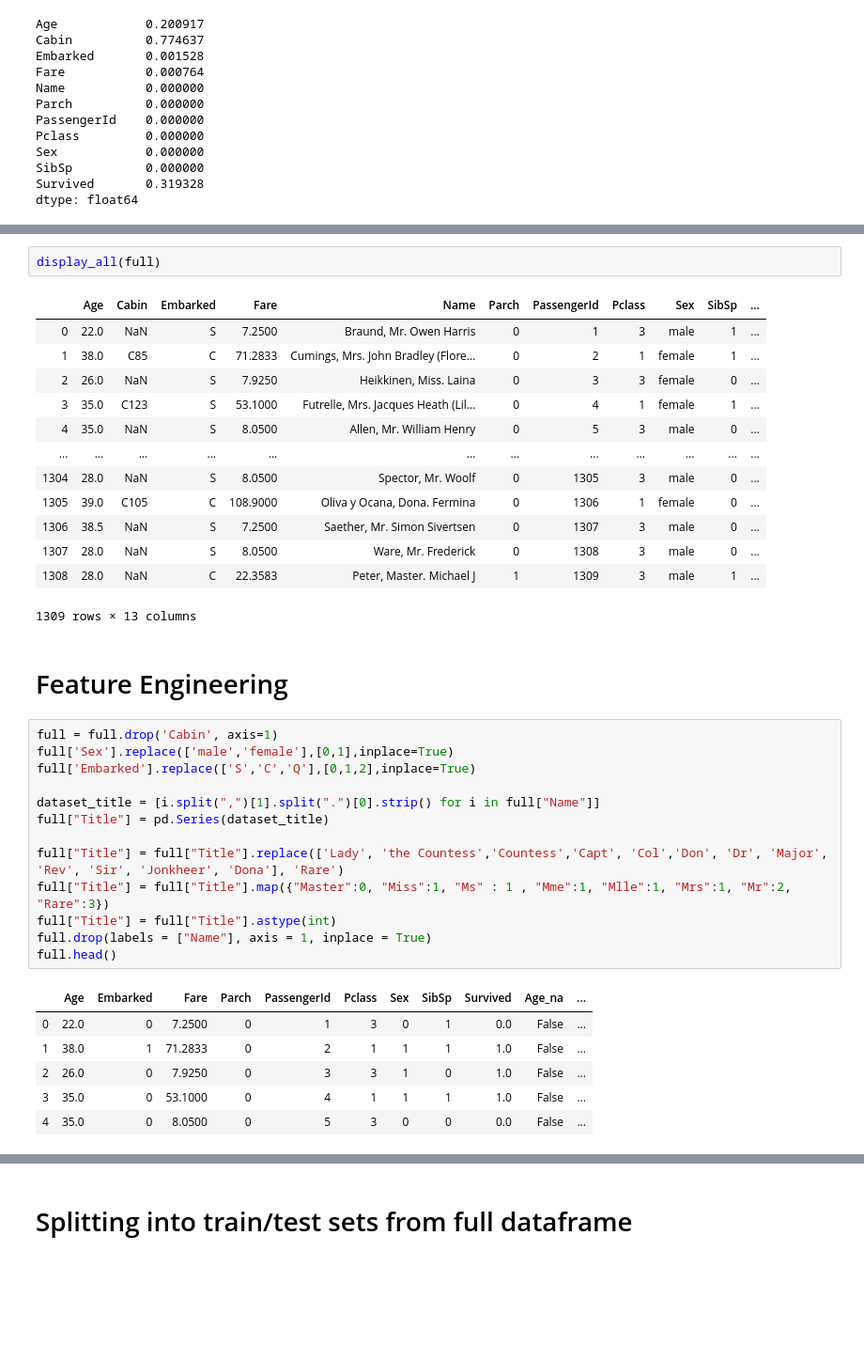
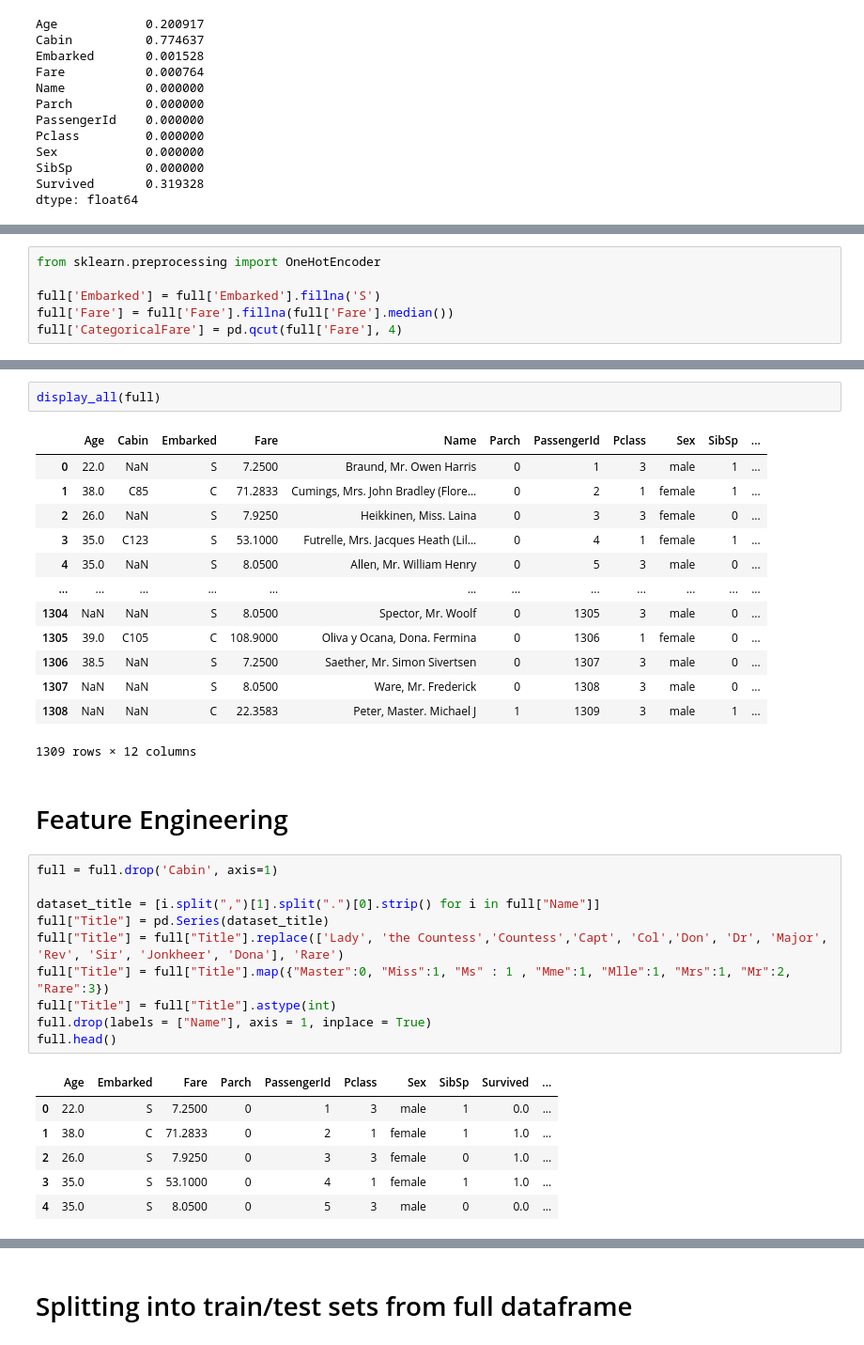
Before and after one commit to stone4789/fastai_codeAlongs, a Jupyter notebook: fastai_titanic.ipynb, the cells around one changed output, grey strips where cells are left out. Shown at 94% size. Saved outputs shown, nothing was run; the diff lists cells and outputs as text; blank space fills up the shorter version.

Commit message:
Working from docs.fast.ai to learn newer preprocessing, have sklearn code as an alternative.

```diff
--- a/fastai_titanic.ipynb
+++ b/fastai_titanic.ipynb
@@ -69 +139,7 @@ dtype: float64
+# %%
+from sklearn.preprocessing import OneHotEncoder
+
+full['Embarked'] = full['Embarked'].fillna('S')
+full['Fare'] = full['Fare'].fillna(full['Fare'].median())
+full['CategoricalFare'] = pd.qcut(full['Fare'], 4)
 # %%
@@ -116,31 +199,28 @@ display_all(full)
 | 3 | 35.0 | C123 | S | 53.1000 | Futrelle, Mrs. Jacques Heath (Lil... | 0 | 4 | 1 | female | 1 | ... |
 | 4 | 35.0 | NaN | S | 8.0500 | Allen, Mr. William Henry | 0 | 5 | 3 | male | 0 | ... |
 | ... | ... | ... | ... | ... | ... | ... | ... | ... | ... | ... | ... |
-| 1304 | 28.0 | NaN | S | 8.0500 | Spector, Mr. Woolf | 0 | 1305 | 3 | male | 0 | ... |
+| 1304 | NaN | NaN | S | 8.0500 | Spector, Mr. Woolf | 0 | 1305 | 3 | male | 0 | ... |
 | 1305 | 39.0 | C105 | C | 108.9000 | Oliva y Ocana, Dona. Fermina | 0 | 1306 | 1 | female | 0 | ... |
 | 1306 | 38.5 | NaN | S | 7.2500 | Saether, Mr. Simon Sivertsen | 0 | 1307 | 3 | male | 0 | ... |
-| 1307 | 28.0 | NaN | S | 8.0500 | Ware, Mr. Frederick | 0 | 1308 | 3 | male | 0 | ... |
-| 1308 | 28.0 | NaN | C | 22.3583 | Peter, Master. Michael J | 1 | 1309 | 3 | male | 1 | ... |
+| 1307 | NaN | NaN | S | 8.0500 | Ware, Mr. Frederick | 0 | 1308 | 3 | male | 0 | ... |
+| 1308 | NaN | NaN | C | 22.3583 | Peter, Master. Michael J | 1 | 1309 | 3 | male | 1 | ... |
-1309 rows × 13 columns
+1309 rows × 12 columns
 # %% [markdown]
 # Feature Engineering
 # %%
 full = full.drop('Cabin', axis=1)
-full['Sex'].replace(['male','female'],[0,1],inplace=True)
-full['Embarked'].replace(['S','C','Q'],[0,1,2],inplace=True)
 
 dataset_title = [i.split(",")[1].split(".")[0].strip() for i in full["Name"]]
 full["Title"] = pd.Series(dataset_title)
-
 full["Title"] = full["Title"].replace(['Lady', 'the Countess','Countess','Capt', 'Col','Don', 'Dr', 'Major', 'Rev', 'Sir', 'Jonkheer', 'Dona'], 'Rare')
 full["Title"] = full["Title"].map({"Master":0, "Miss":1, "Ms" : 1 , "Mme":1, "Mlle":1, "Mrs":1, "Mr":2, "Rare":3})
 full["Title"] = full["Title"].astype(int)
 full.drop(labels = ["Name"], axis = 1, inplace = True)
 full.head()
 # %% [output]
-|  | Age | Embarked | Fare | Parch | PassengerId | Pclass | Sex | SibSp | Survived | Age_na | ... |
-| 0 | 22.0 | 0 | 7.2500 | 0 | 1 | 3 | 0 | 1 | 0.0 | False | ... |
-| 1 | 38.0 | 1 | 71.2833 | 0 | 2 | 1 | 1 | 1 | 1.0 | False | ... |
-| 2 | 26.0 | 0 | 7.9250 | 0 | 3 | 3 | 1 | 0 | 1.0 | False | ... |
-| 3 | 35.0 | 0 | 53.1000 | 0 | 4 | 1 | 1 | 1 | 1.0 | False | ... |
-| 4 | 35.0 | 0 | 8.0500 | 0 | 5 | 3 | 0 | 0 | 0.0 | False | ... |
+|  | Age | Embarked | Fare | Parch | PassengerId | Pclass | Sex | SibSp | Survived | ... |
+| 0 | 22.0 | S | 7.2500 | 0 | 1 | 3 | male | 1 | 0.0 | ... |
+| 1 | 38.0 | C | 71.2833 | 0 | 2 | 1 | female | 1 | 1.0 | ... |
+| 2 | 26.0 | S | 7.9250 | 0 | 3 | 3 | female | 0 | 1.0 | ... |
+| 3 | 35.0 | S | 53.1000 | 0 | 4 | 1 | female | 1 | 1.0 | ... |
+| 4 | 35.0 | S | 8.0500 | 0 | 5 | 3 | male | 0 | 0.0 | ... |
```
Also changed, not shown: parts of 18 cells of this notebook.
